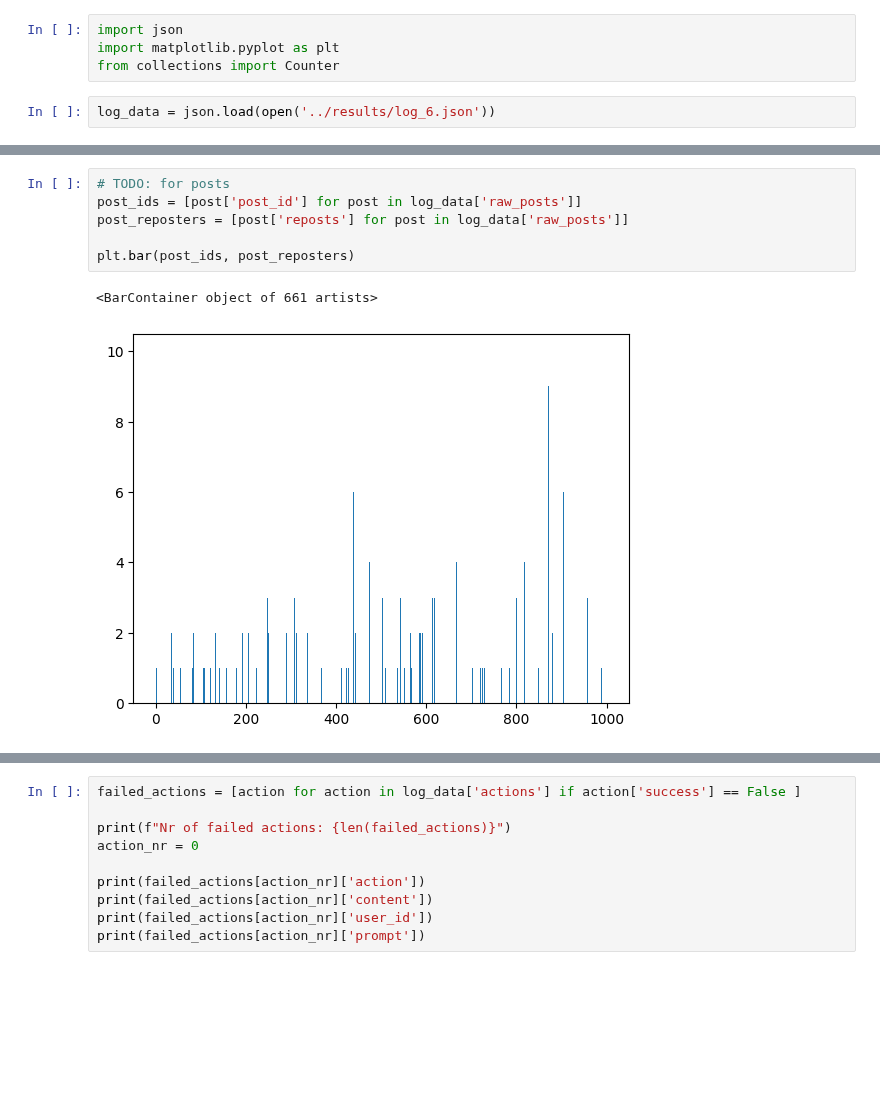
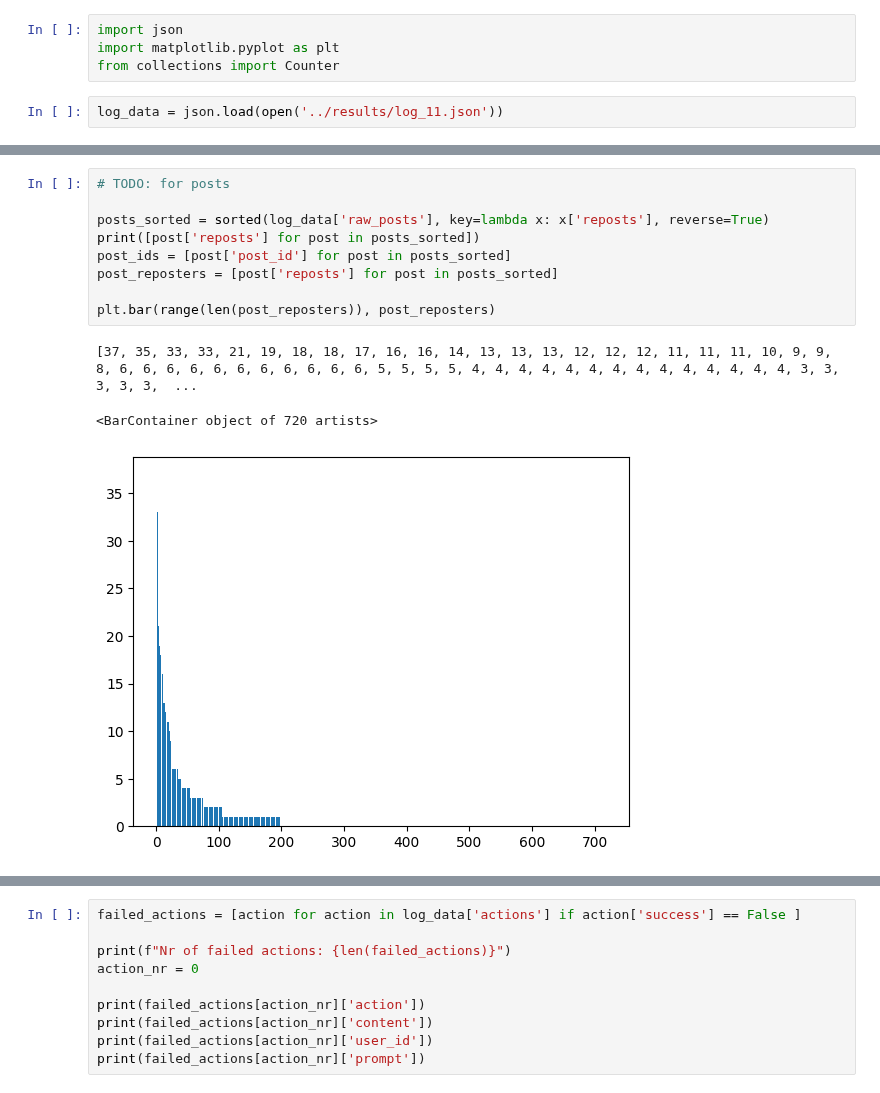
Before and after one commit to maiklarooij/MasterProject, a Jupyter notebook: analysis/analyse_log.ipynb, the cells around one changed output, grey strips where cells are left out. Drawn from its saved outputs; the diff is of its cells as text; blank space fills up the shorter version.

```diff
--- a/analysis/analyse_log.ipynb
+++ b/analysis/analyse_log.ipynb
@@ -3,7 +3,7 @@ import json
 import matplotlib.pyplot as plt
 from collections import Counter
 # %%
-log_data = json.load(open('../results/log_6.json'))
+log_data = json.load(open('../results/log_11.json'))
 # %%
 print(f"This simulation used {log_data['total_tokens_input']} input tokens, from which {log_data['total_tokens_cached']} cached.")
 print(f"This simulation used {log_data['total_tokens_output']} output tokens.")
@@ -23,12 +135,16 @@ plt.bar(user_ids, user_followers)
 # %%
 # TODO: for posts
-post_ids = [post['post_id'] for post in log_data['raw_posts']]
-post_reposters = [post['reposts'] for post in log_data['raw_posts']]
 
-plt.bar(post_ids, post_reposters)
+posts_sorted = sorted(log_data['raw_posts'], key=lambda x: x['reposts'], reverse=True)
+print([post['reposts'] for post in posts_sorted])
+post_ids = [post['post_id'] for post in posts_sorted]
+post_reposters = [post['reposts'] for post in posts_sorted]
+
+plt.bar(range(len(post_reposters)), post_reposters)
 # %% [output]
-<BarContainer object of 661 artists>
+[37, 35, 33, 33, 21, 19, 18, 18, 17, 16, 16, 14, 13, 13, 13, 12, 12, 12, 11, 11, 11, 10, 9, 9, 8, 6, 6, 6, 6, 6, 6, 6, 6, 6, 6, 6, 5, 5, 5, 5, 4, 4, 4, 4, 4, 4, 4, 4, 4, 4, 4, 4, 4, 4, 3, 3, 3, 3, 3,  ...
+<BarContainer object of 720 artists>
-[figure, old version]
+[figure, new version]
 # %%
 user_action_count = Counter([action['user_id'] for action in log_data['actions']])
 
```
Also changed, not shown: parts of 23 cells of this notebook, 18 other files.
